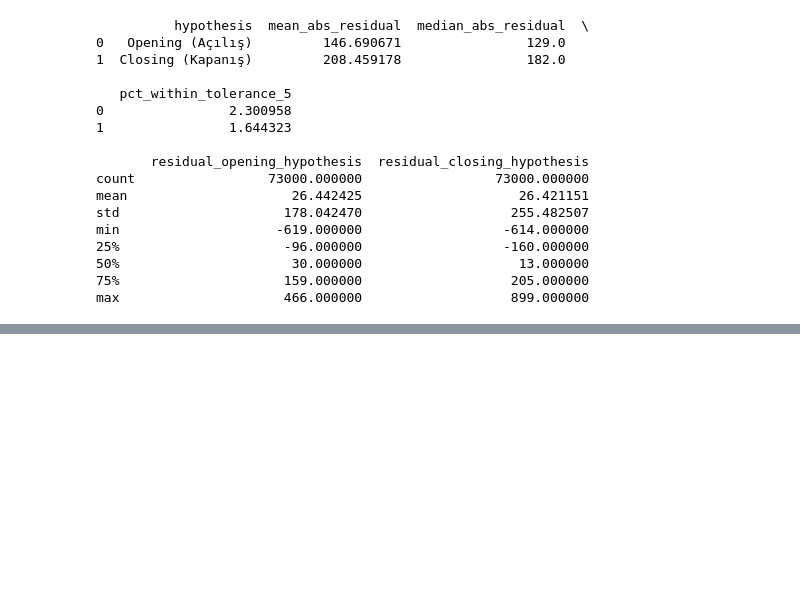
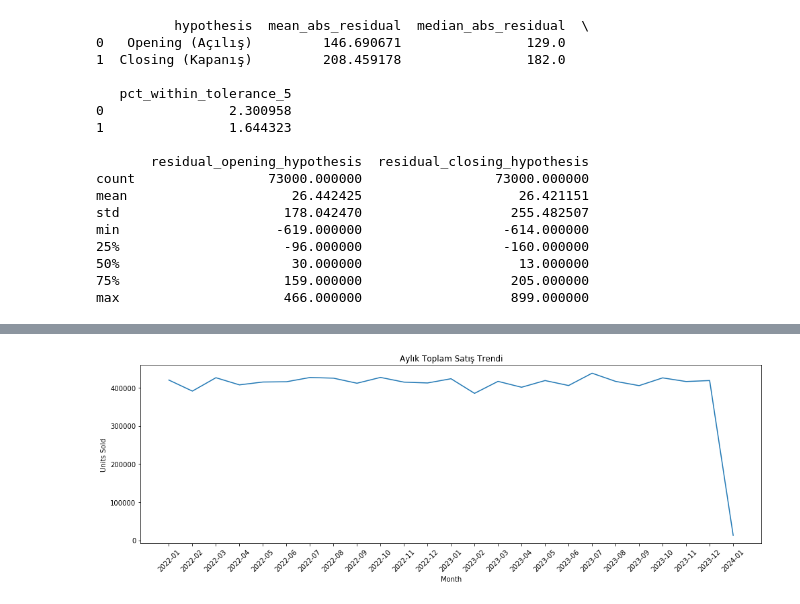
Before and after one commit to ece-gunay/SmartSupply-AI, a Jupyter notebook: notebooks/01_eda.ipynb, the cells around one changed output, grey strips where cells are left out. Drawn from its saved outputs; the diff is of its cells as text; code cells hidden in the pictures; blank space fills up the shorter version.

```diff
--- a/notebooks/01_eda.ipynb
+++ b/notebooks/01_eda.ipynb
@@ -576,0 +616,87 @@ max                     466.000000                   899.000000
+# %%
+%pip install seaborn
+import matplotlib.pyplot as plt
+import seaborn as sns
+import pandas as pd
+
+# Tarih sütununu datetime'a dönüştür
+if 'Date' in df.columns:
+    df['Date'] = pd.to_datetime(df['Date'])
+    df['Month'] = df['Date'].dt.to_period('M').astype(str)
+    df['DayOfWeek'] = df['Date'].dt.day_name()
+
+# 1) Aylık toplam satış trendi
+monthly_sales = df.groupby('Month')['Units Sold'].sum().sort_index()
+plt.figure(figsize=(14, 5))
+sns.lineplot(x=monthly_sales.index, y=monthly_sales.values)
+plt.xticks(rotation=45)
+plt.title('Aylık Toplam Satış Trendi')
+plt.ylabel('Units Sold')
+plt.tight_layout()
+plt.show()
+
+# 2) Stok vs satış scatter
+plt.figure(figsize=(8, 6))
+sns.scatterplot(data=df, x='Inventory Level', y='Units Sold', alpha=0.5)
+plt.title('Inventory Level vs Units Sold')
+plt.xlabel('Inventory Level')
+plt.ylabel('Units Sold')
+plt.tight_layout()
+plt.show()
+
+# 3) Kategori bazlı satış dağılımı
+plt.figure(figsize=(10, 6))
+sns.boxplot(data=df, x='Category', y='Units Sold')
+plt.title('Kategori Bazlı Satış Dağılımı')
+plt.xticks(rotation=25)
+plt.tight_layout()
+plt.show()
+
+# 4) Promosyon / tatil etkisi
+promo_effect = df.groupby('Holiday/Promotion')['Units Sold'].mean().sort_values(ascending=False)
+plt.figure(figsize=(8, 5))
+promo_effect.plot(kind='bar', color='steelblue')
+plt.title('Promosyon / Tatil Durumuna Göre Ortalama Satış')
+plt.ylabel('Ortalama Units Sold')
+plt.xticks(rotation=20)
+plt.tight_layout()
+plt.show()
+
+# 5) Korelasyon ısı haritası
+numeric_df = df.select_dtypes(include=['number'])
+corr = numeric_df.corr()
+plt.figure(figsize=(12, 8))
+sns.heatmap(corr, annot=True, cmap='coolwarm', fmt='.2f', linewidths=0.5)
+plt.title('Sayısal Değişkenler Korelasyon Isı Haritası')
+plt.tight_layout()
+plt.show()
+
+# 6) Haftanın günü bazlı satış ortalaması
+weekday_sales = df.groupby('DayOfWeek')['Units Sold'].mean().reindex([
+    'Monday','Tuesday','Wednesday','Thursday','Friday','Saturday','Sunday'
+])
+plt.figure(figsize=(10, 5))
+weekday_sales.plot(kind='bar', color='darkorange')
+plt.title('Haftanın Günü Bazlı Ortalama Satış')
+plt.ylabel('Ortalama Units Sold')
+plt.tight_layout()
+plt.show()
+
+# 7) Region bazlı toplam satış
+region_sales = df.groupby('Region')['Units Sold'].sum().sort_values(ascending=False)
+plt.figure(figsize=(8, 5))
+region_sales.plot(kind='bar', color='seagreen')
+plt.title('Bölge Bazlı Toplam Satış')
+plt.ylabel('Toplam Units Sold')
+plt.tight_layout()
+plt.show()
+
+# 8) Store bazlı toplam satış
+store_sales = df.groupby('Store ID')['Units Sold'].sum().sort_values(ascending=False)
+plt.figure(figsize=(10, 5))
+store_sales.plot(kind='bar', color='mediumvioletred')
+plt.title('Mağaza Bazlı Toplam Satış')
+plt.ylabel('Toplam Units Sold')
+plt.tight_layout()
+plt.show()
+# %% [output]
@@ -576,0 +720 @@ max                     466.000000                   899.000000
+[figure, added]
```
Also changed, not shown: parts of 6 cells of this notebook, 12 other files.
